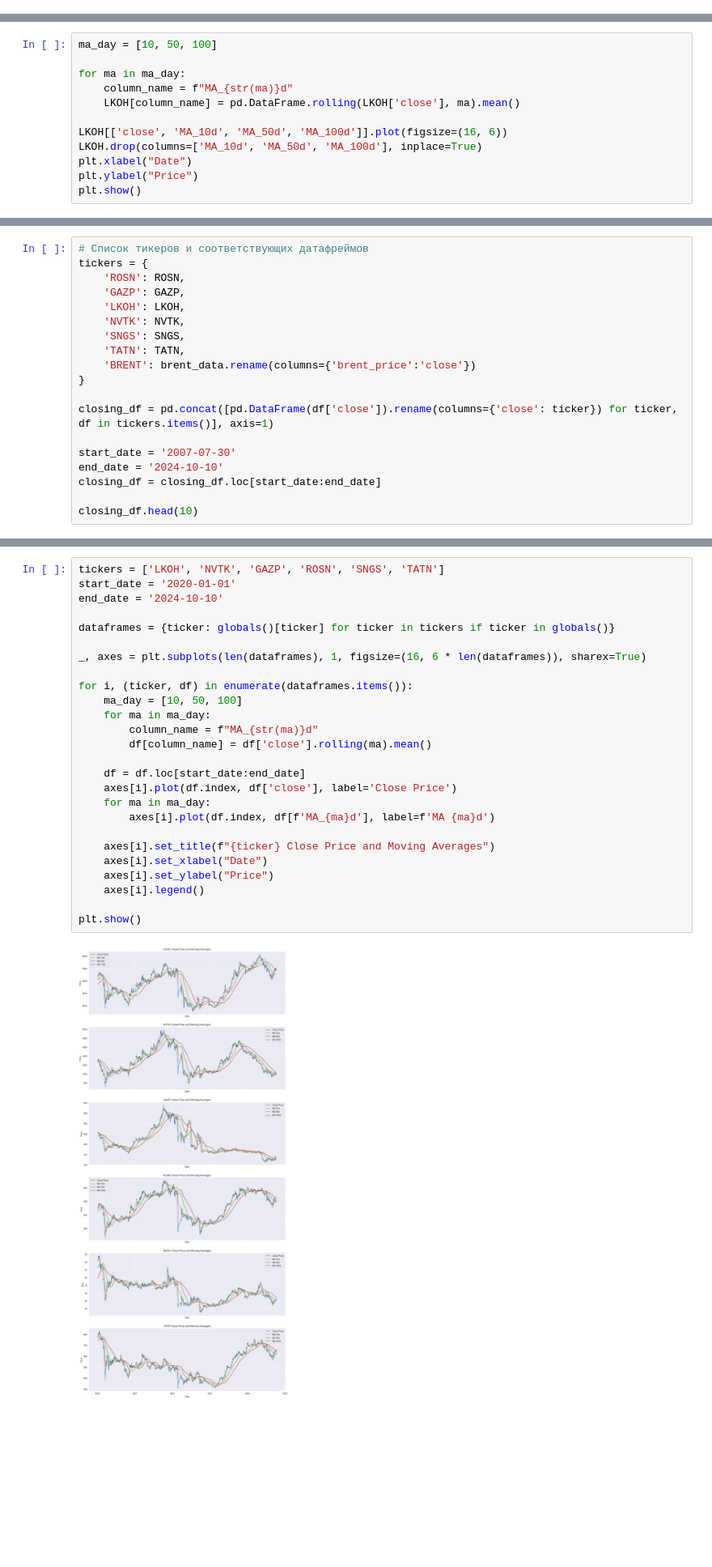
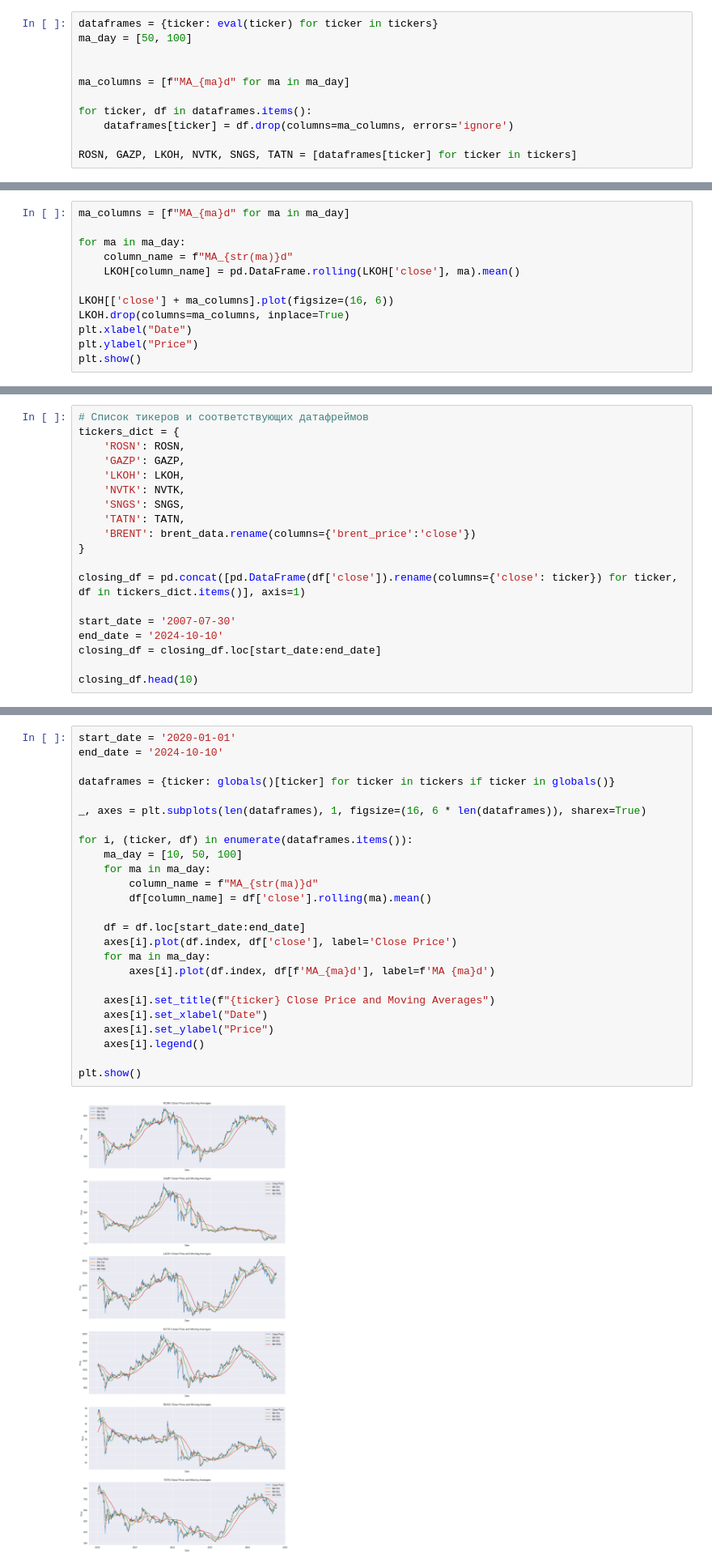
Before and after one commit to analytical-platform-stock/platform-project, a Jupyter notebook: eda.ipynb, the cells around one changed output, grey strips where cells are left out. Shown at 81% size. Saved outputs shown, nothing was run; the diff lists cells and outputs as text; blank space fills up the shorter version.

```diff
--- a/eda.ipynb
+++ b/eda.ipynb
@@ -97,3 +95,14 @@ for stock in tickers:
+# %%
+dataframes = {ticker: eval(ticker) for ticker in tickers}
+ma_day = [50, 100]
+
+
+ma_columns = [f"MA_{ma}d" for ma in ma_day]
+
+for ticker, df in dataframes.items():
+    dataframes[ticker] = df.drop(columns=ma_columns, errors='ignore')
+
+ROSN, GAZP, LKOH, NVTK, SNGS, TATN = [dataframes[ticker] for ticker in tickers]
 # %% [markdown]
 Отобразим цены закрытий акций Лукойла за весь период
 # %%
@@ -115,14 +124,14 @@ plt.show()
 # %% [markdown]
 Построим график со скользящими средними за 10, 50 и 100 дней и ценой акции при закрытии торгов
 # %%
-ma_day = [10, 50, 100]
+ma_columns = [f"MA_{ma}d" for ma in ma_day]
 
 for ma in ma_day:
     column_name = f"MA_{str(ma)}d"
     LKOH[column_name] = pd.DataFrame.rolling(LKOH['close'], ma).mean()
 
-LKOH[['close', 'MA_10d', 'MA_50d', 'MA_100d']].plot(figsize=(16, 6))
-LKOH.drop(columns=['MA_10d', 'MA_50d', 'MA_100d'], inplace=True)
+LKOH[['close'] + ma_columns].plot(figsize=(16, 6))
+LKOH.drop(columns=ma_columns, inplace=True)
 plt.xlabel("Date")
 plt.ylabel("Price")
 plt.show()
@@ -259,7 +267,7 @@ plt.show()
 Создадим датафрейм с относительными изменениями по сравнению с предыдущей строкой
 # %%
 # Список тикеров и соответствующих датафреймов
-tickers = {
+tickers_dict = {
     'ROSN': ROSN,
     'GAZP': GAZP,
     'LKOH': LKOH,
@@ -269,7 +277,7 @@ tickers = {
     'BRENT': brent_data.rename(columns={'brent_price':'close'})
 }
 
-closing_df = pd.concat([pd.DataFrame(df['close']).rename(columns={'close': ticker}) for ticker, df in tickers.items()], axis=1)
+closing_df = pd.concat([pd.DataFrame(df['close']).rename(columns={'close': ticker}) for ticker, df in tickers_dict.items()], axis=1)
 
 start_date = '2007-07-30'
 end_date = '2024-10-10'
@@ -330,33 +338,32 @@ plt.show()
 # %% [markdown]
 Построение графиков цен закрытия и скользящих средних для каждого тикера в период с 2020-01-01 по 2024-10-10
 # %%
-tickers = ['LKOH', 'NVTK', 'GAZP', 'ROSN', 'SNGS', 'TATN']
 start_date = '2020-01-01'
 end_date = '2024-10-10'
 
 dataframes = {ticker: globals()[ticker] for ticker in tickers if ticker in globals()}
 
 _, axes = plt.subplots(len(dataframes), 1, figsize=(16, 6 * len(dataframes)), sharex=True)
 
 for i, (ticker, df) in enumerate(dataframes.items()):
     ma_day = [10, 50, 100]
     for ma in ma_day:
         column_name = f"MA_{str(ma)}d"
         df[column_name] = df['close'].rolling(ma).mean()
 
     df = df.loc[start_date:end_date]
     axes[i].plot(df.index, df['close'], label='Close Price')
     for ma in ma_day:
         axes[i].plot(df.index, df[f'MA_{ma}d'], label=f'MA {ma}d')
 
     axes[i].set_title(f"{ticker} Close Price and Moving Averages")
     axes[i].set_xlabel("Date")
     axes[i].set_ylabel("Price")
     axes[i].legend()
 
 plt.show()
 # %% [output]
-[figure, old version]
+[figure, new version]
 # %%
 stats_summary = {}
 
```
Also changed, not shown: parts of 7 cells of this notebook.
